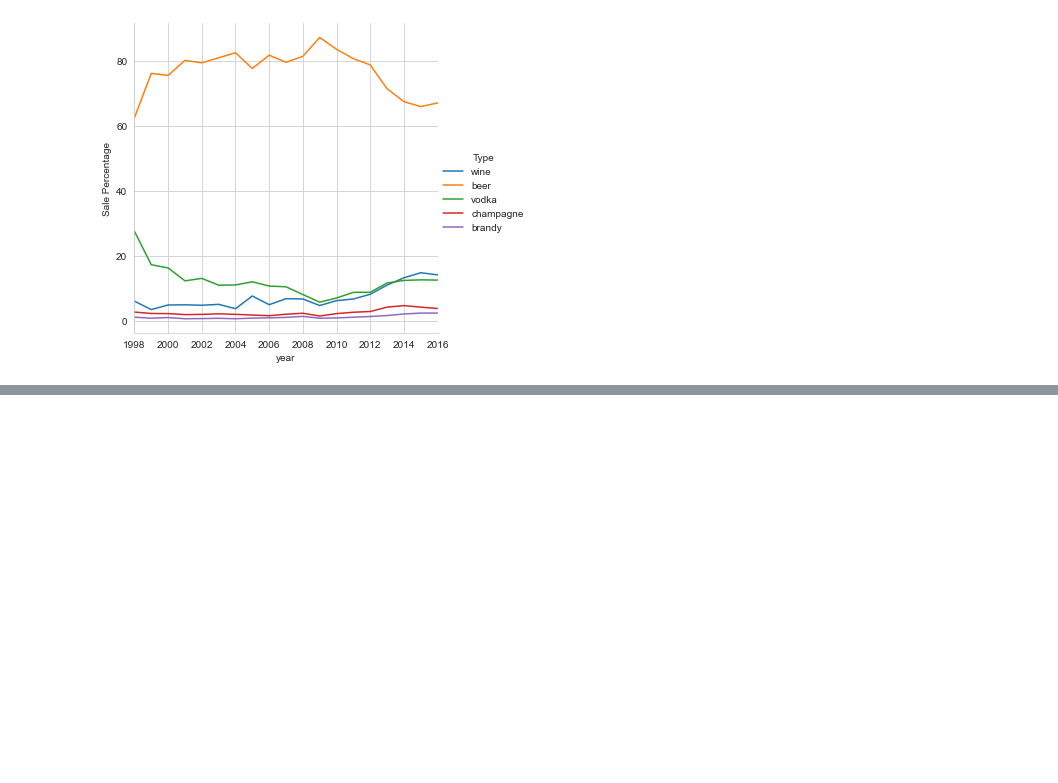
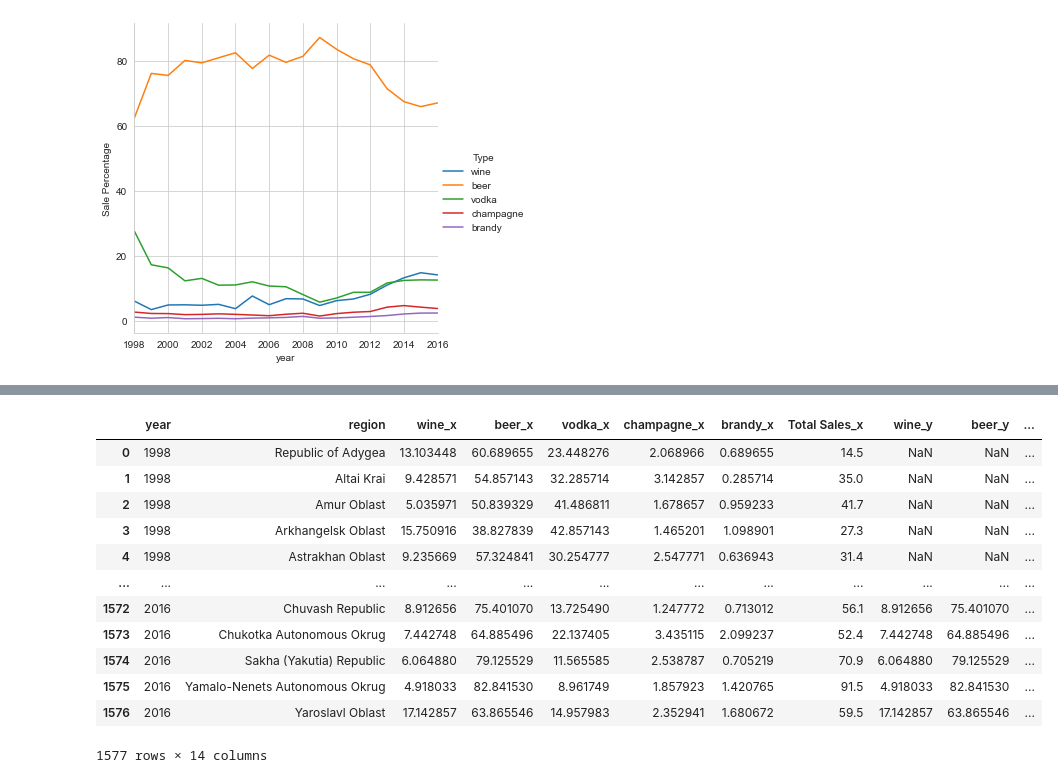
Before and after one commit to LuisEVT/Drinks_Company_Wine_Promotion, a Jupyter notebook: Wine_Promotion_Analysis_EDA.ipynb, the cells around one changed output, grey strips where cells are left out. Cells and saved outputs as stored; diff of their text form; code cells hidden in the pictures; blank space fills up the shorter version.

```diff
--- a/Wine_Promotion_Analysis_EDA.ipynb
+++ b/Wine_Promotion_Analysis_EDA.ipynb
@@ -368,0 +442,21 @@ There are a steep increase in alcohol sales per liter from 1998 to 2009, with be
+# %%
+df_combine = df_V2.merge(df_V3, how='left',on=['year','region'])
+
+# df_V3_C4 = df_V3[ df_V3['Cluster'] == 4]
+
+# df_V3_C4
+df_combine
+# %% [output]
+|  | year | region | wine_x | beer_x | vodka_x | champagne_x | brandy_x | Total Sales_x | wine_y | beer_y | ... |
+| 0 | 1998 | Republic of Adygea | 13.103448 | 60.689655 | 23.448276 | 2.068966 | 0.689655 | 14.5 | NaN | NaN | ... |
+| 1 | 1998 | Altai Krai | 9.428571 | 54.857143 | 32.285714 | 3.142857 | 0.285714 | 35.0 | NaN | NaN | ... |
+| 2 | 1998 | Amur Oblast | 5.035971 | 50.839329 | 41.486811 | 1.678657 | 0.959233 | 41.7 | NaN | NaN | ... |
+| 3 | 1998 | Arkhangelsk Oblast | 15.750916 | 38.827839 | 42.857143 | 1.465201 | 1.098901 | 27.3 | NaN | NaN | ... |
+| 4 | 1998 | Astrakhan Oblast | 9.235669 | 57.324841 | 30.254777 | 2.547771 | 0.636943 | 31.4 | NaN | NaN | ... |
+| ... | ... | ... | ... | ... | ... | ... | ... | ... | ... | ... | ... |
+| 1572 | 2016 | Chuvash Republic | 8.912656 | 75.401070 | 13.725490 | 1.247772 | 0.713012 | 56.1 | 8.912656 | 75.401070 | ... |
+| 1573 | 2016 | Chukotka Autonomous Okrug | 7.442748 | 64.885496 | 22.137405 | 3.435115 | 2.099237 | 52.4 | 7.442748 | 64.885496 | ... |
+| 1574 | 2016 | Sakha (Yakutia) Republic | 6.064880 | 79.125529 | 11.565585 | 2.538787 | 0.705219 | 70.9 | 6.064880 | 79.125529 | ... |
+| 1575 | 2016 | Yamalo-Nenets Autonomous Okrug | 4.918033 | 82.841530 | 8.961749 | 1.857923 | 1.420765 | 91.5 | 4.918033 | 82.841530 | ... |
+| 1576 | 2016 | Yaroslavl Oblast | 17.142857 | 63.865546 | 14.957983 | 2.352941 | 1.680672 | 59.5 | 17.142857 | 63.865546 | ... |
+1577 rows × 14 columns
```
Also changed, not shown: parts of 10 cells of this notebook.
